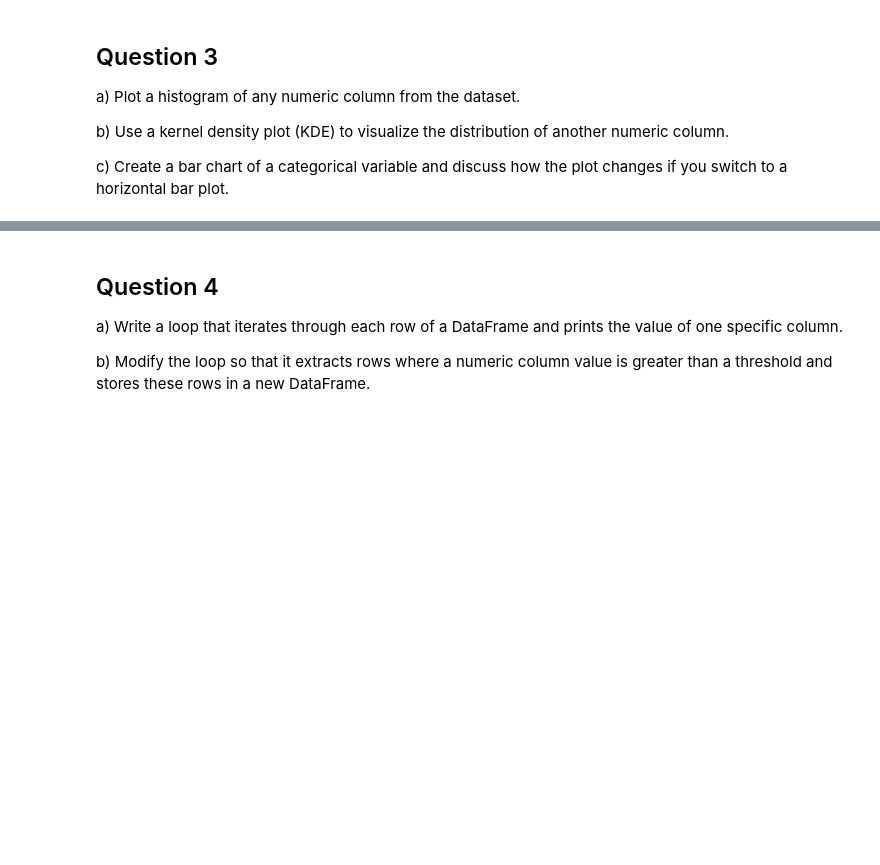
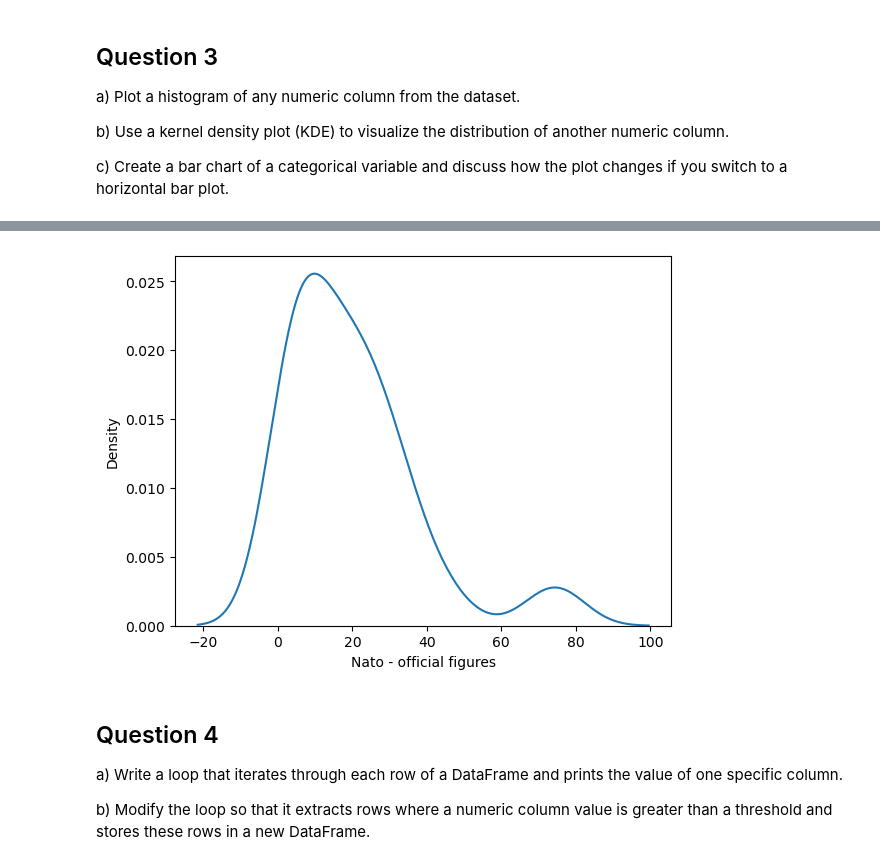
Before and after one commit to mannan272/data1, a Jupyter notebook: lab-01/Assignment2.ipynb, the cells around one changed output, grey strips where cells are left out. Saved outputs shown, nothing was run; the diff lists cells and outputs as text; code cells hidden in the pictures; blank space fills up the shorter version.

```diff
--- a/lab-01/Assignment2.ipynb
+++ b/lab-01/Assignment2.ipynb
@@ -48,3 +86,7 @@ c) Create a bar chart of a categorical variable and discuss how the plot changes
+# %%
+sns.kdeplot(wiki_raw['Nato - official figures']);
+# %% [output]
+[figure, added]
 # %% [markdown]
 ## Question 4
 a) Write a loop that iterates through each row of a DataFrame and prints the value of one specific column.
```
Also changed, not shown: parts of 13 cells of this notebook, 2 other files.
